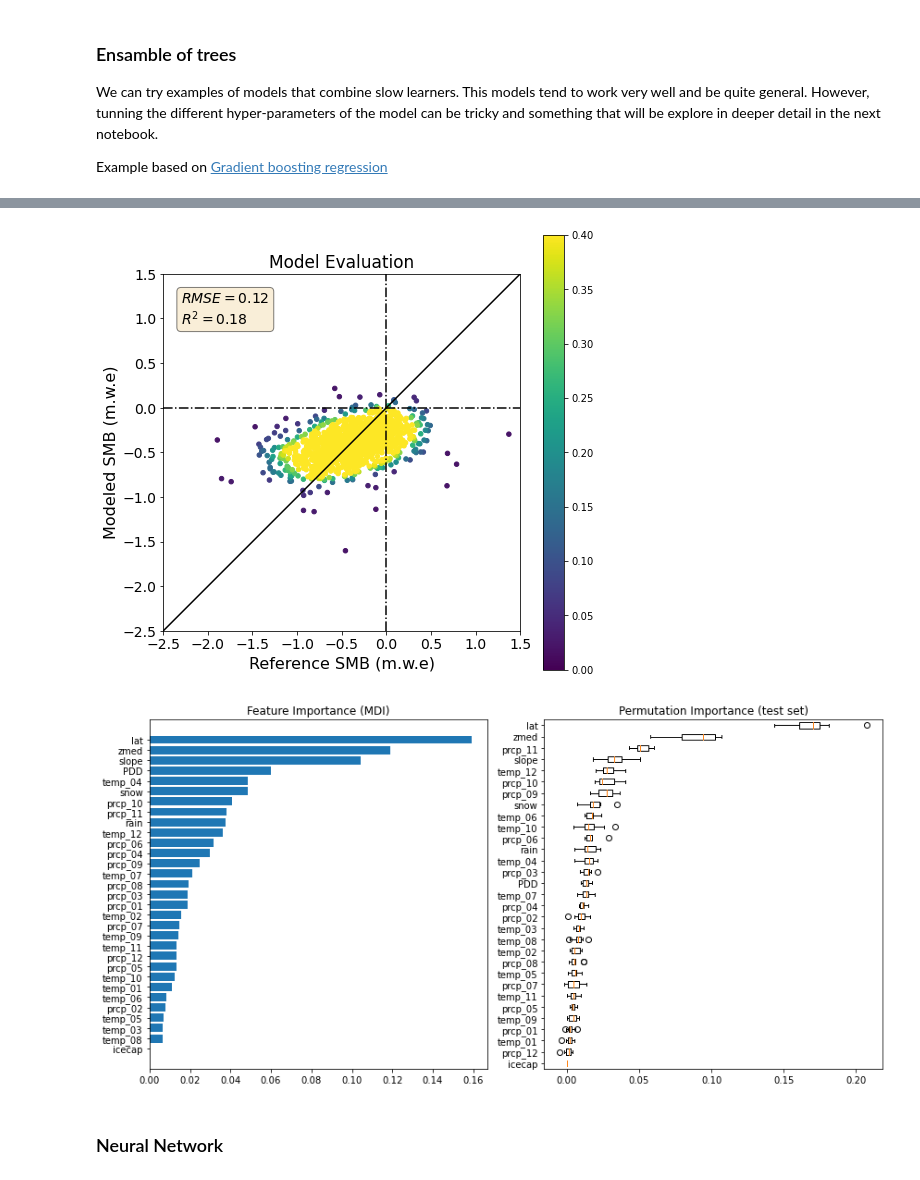
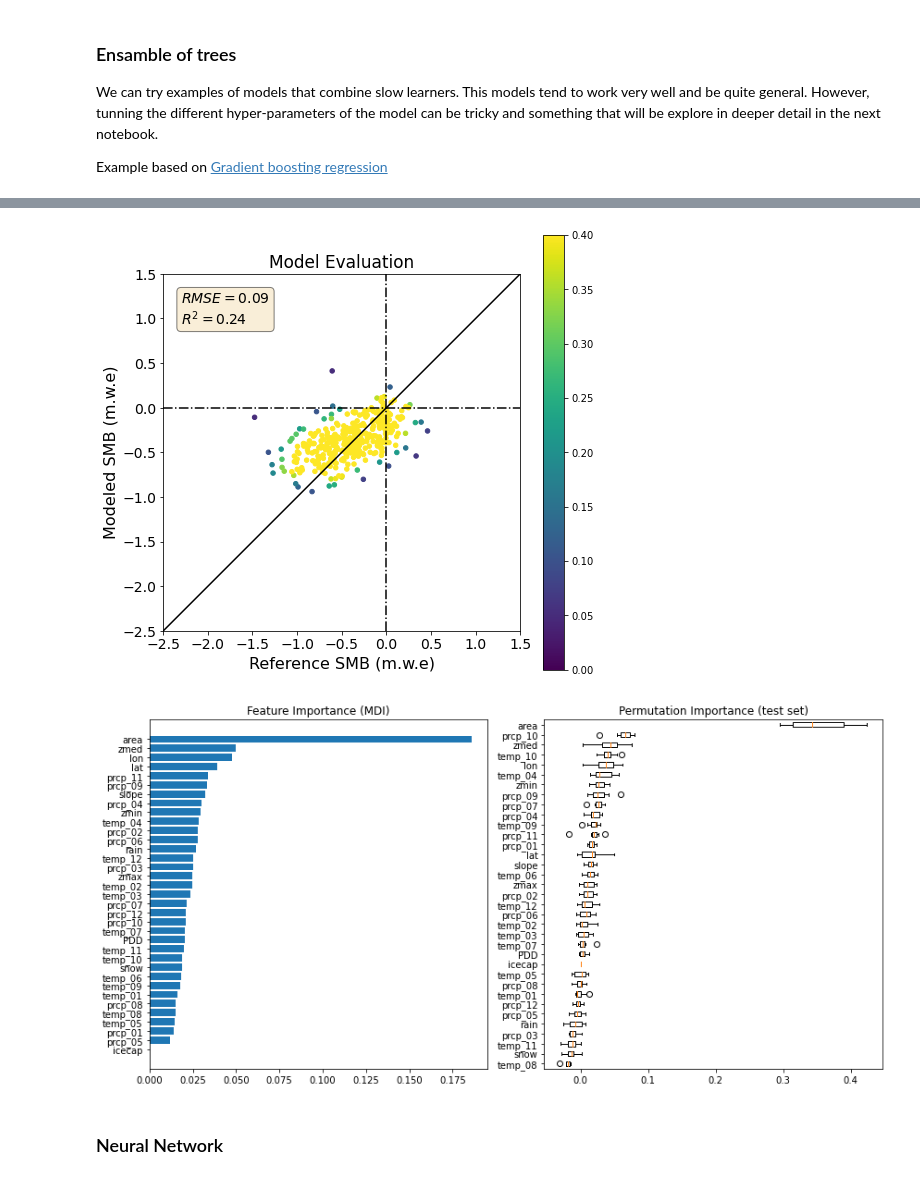
Before and after one commit to Machine-Learning-in-Glaciology-Workshop/Project_MB_Regression, a Jupyter notebook: 3_Training.ipynb, the cells around one changed output, grey strips where cells are left out. Drawn from its saved outputs; the diff is of its cells as text; code cells hidden in the pictures.

```diff
--- a/3_Training.ipynb
+++ b/3_Training.ipynb
@@ -72,5 +83,5 @@ df_train.shape, df_validation.shape
 # %%
-features_to_drop = ['area', 'zmin','zmax', 'dmdtda', 'err_dmdtda', 'target_id']
+features_to_drop = ['dmdtda', 'err_dmdtda', 'target_id']
 
 df_train_X = df_train.drop(features_to_drop, axis=1)
 df_train_y = df_train[['dmdtda']]
@@ -173,8 +184,8 @@ X_validation_scaled = scaler.transform(X_validation)
 ElasticNet is a linear regression model that includes the classical ordinary least square error estimatior (`alpha=0.0`), Lasso (`l1_ratio=1`) and Ridge (`l1_ratio=0`) regression in one single method.
 # %%
 %time
-reg_linear = ElasticNet(alpha=0.001,
-                        l1_ratio=0.8,
+reg_linear = ElasticNet(alpha=0.01,
+                        l1_ratio=0.9,
                         fit_intercept=True,
                         random_state=666)
 reg_linear.fit(X_train_scaled, y_train)
@@ -194,7 +205,9 @@ from sklearn.metrics import mean_squared_error
 # %%
 %%time
 reg_tree = DecisionTreeRegressor(random_state=0,
-                                 max_depth=5,
-                                 min_samples_split=5)
+                                 max_depth=15,
+                                 min_samples_split=5,
+                                 min_samples_leaf=5,
+                                 max_features=5)
 reg_tree.fit(X_train, y_train)
 # %% [output]
@@ -230,9 +244,12 @@ if model == 'gradient boosting':
         "n_estimators": 300,
         "max_depth": 4,
         "min_samples_split": 5,
+        "min_samples_leaf": 2,
+        "subsample": 1.0,
         "learning_rate": 0.1,
-        "loss": 'huber', #"squared_error",
-        "validation_fraction": 0.2
+        "loss": 'squared_error',#'huber', #"squared_error",
+        "validation_fraction": 0.1,
+        "max_features": 5
     }
     reg_ensemble = ensemble.GradientBoostingRegressor(**params)
 
@@ -261,32 +278,32 @@ plot_prediction(y_train, reg_ensemble.predict(X_train), n_toplot=5000)
 # %%
-plot_prediction(y_test, reg_ensemble.predict(X_test), n_toplot=5000)
+plot_prediction(y_validation, reg_ensemble.predict(X_validation), n_toplot=5000)
 # %% [output]
-[figure, old version]
+[figure, new version]
 # %%
 feature_importance = reg_ensemble.feature_importances_
 sorted_idx = np.argsort(feature_importance)
 pos = np.arange(sorted_idx.shape[0]) + 0.5
 fig = plt.figure(figsize=(12, 6))
 plt.subplot(1, 2, 1)
 plt.barh(pos, feature_importance[sorted_idx], align="center")
 plt.yticks(pos, np.array(df_train_X.columns)[sorted_idx])
 plt.title("Feature Importance (MDI)")
 
 result = permutation_importance(
-    reg_ensemble, X_test, y_test, n_repeats=10, random_state=42, n_jobs=2
+    reg_ensemble, X_validation, y_validation, n_repeats=10, random_state=42, n_jobs=2
 )
 sorted_idx = result.importances_mean.argsort()
 plt.subplot(1, 2, 2)
 plt.boxplot(
     result.importances[sorted_idx].T,
     vert=False,
     labels=np.array(df_train_X.columns)[sorted_idx],
 )
 plt.title("Permutation Importance (test set)")
 fig.tight_layout()
 plt.show()
 # %% [output]
-[figure, old version]
+[figure, new version]
 # %% [markdown]
 ### Neural Network
 # %%
```
Also changed, not shown: parts of 16 cells of this notebook.
